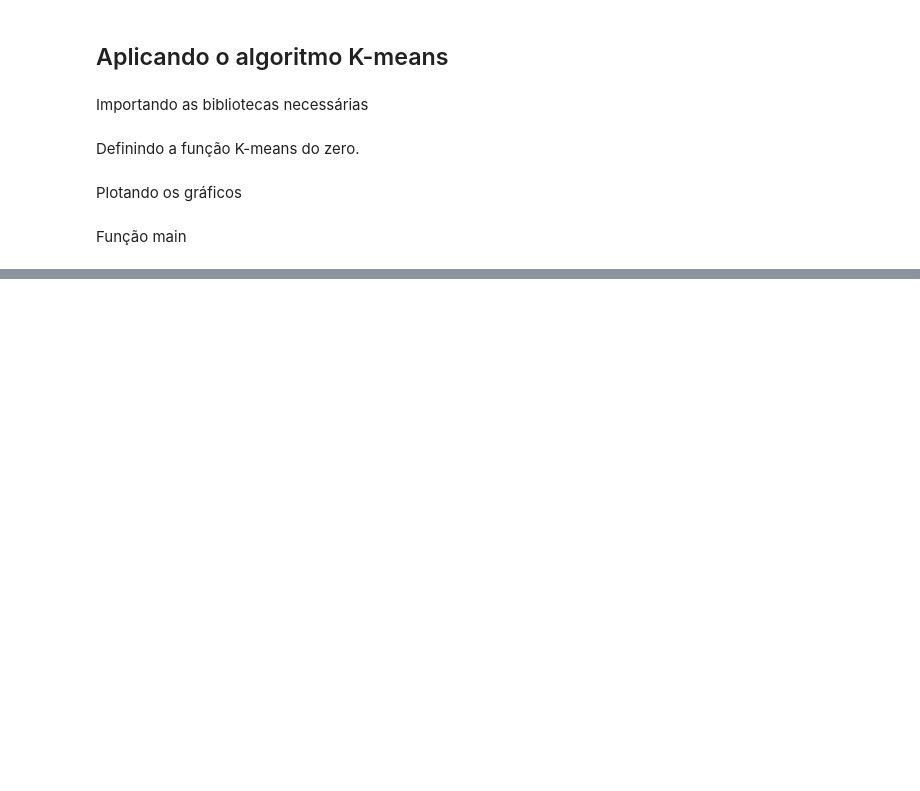
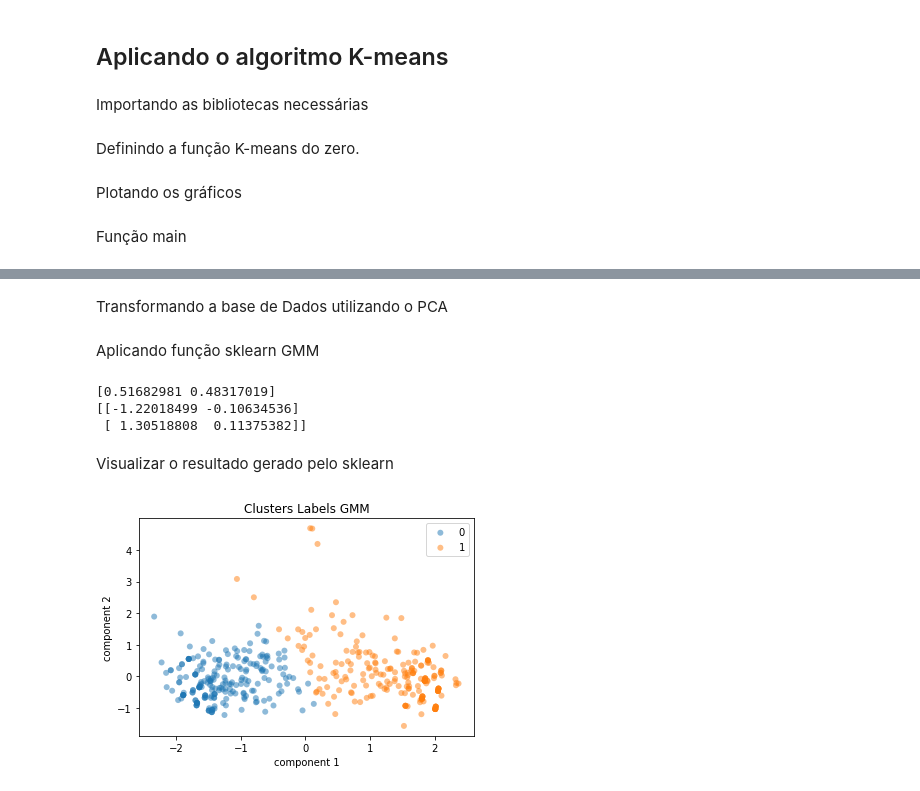
Before and after one commit to Vihimuro/MDAEL8, a Jupyter notebook: Mineração.ipynb, the cells around one changed output, grey strips where cells are left out. Cells and saved outputs as stored; diff of their text form; code cells hidden in the pictures; blank space fills up the shorter version.

```diff
--- a/Mineração.ipynb
+++ b/Mineração.ipynb
@@ -1158,0 +1174,35 @@ For n_clusters = 10, silhouette score is 0.5720113555893666)
+# %%
+input_file = '/content/house-votes-84-abstencao.data'
+names = ['Class-Name','handicapped-infants','water-project-cost-sharing','adoption-of-the-budget-resolution','physician-fee-freeze','el-salvador-aid',
+          'religious-groups-in-schools','anti-satellite-test-ban','aid-to-nicaraguan-contras','mx-missile','immigration','synfuels-corporation-cutback','education-spending',
+          'superfund-right-to-sue','crime','duty-free-exports','export-administration-act-south-africa']
+features = ['handicapped-infants','water-project-cost-sharing','adoption-of-the-budget-resolution','physician-fee-freeze','el-salvador-aid',
+          'religious-groups-in-schools','anti-satellite-test-ban','aid-to-nicaraguan-contras','mx-missile','immigration','synfuels-corporation-cutback','education-spending',
+          'superfund-right-to-sue','crime','duty-free-exports','export-administration-act-south-africa']
+target = 'Class-Name'
+df = pd.read_csv(input_file,    # Nome do arquivo com dados
+                 names = names) # Nome das colunas
+# %% [markdown]
+Transformando a base de Dados utilizando o PCA
+# %%
+pca = PCA(2)
+projected = pca.fit_transform(df)
+# %% [markdown]
+Aplicando função sklearn GMM
+# %%
+gm  = GaussianMixture(n_components=2).fit(projected)
+print(gm.weights_)
+print(gm.means_)
+x = gm.predict(projected)
+# %% [output]
+[0.51682981 0.48317019]
+[[-1.22018499 -0.10634536]
+ [ 1.30518808  0.11375382]]
+# %% [markdown]
+Visualizar o resultado gerado pelo sklearn
+# %%
+plot_samples(projected, x, 'Clusters Labels GMM')
+
+plt.show()
+# %% [output]
+[figure, added]
```
Also changed, not shown: parts of 5 cells of this notebook.
